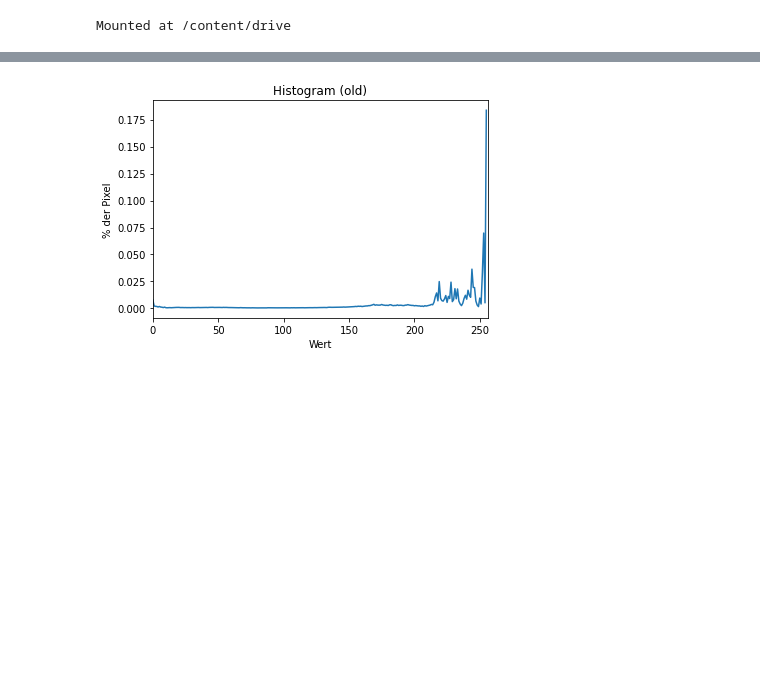
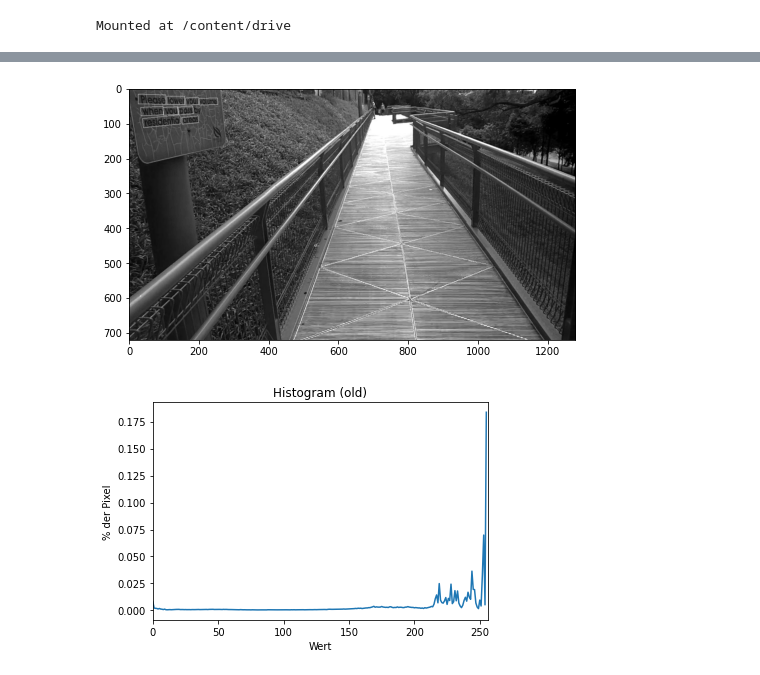
Before and after one commit to uol-mediaprocessing-2021-2022/students_projects-can-i-read-it, a Jupyter notebook: can+I+read+it.ipynb, the cells around one changed output, grey strips where cells are left out. Cells and saved outputs as stored; diff of their text form; code cells hidden in the pictures; blank space fills up the shorter version.

```diff
--- a/can+I+read+it.ipynb
+++ b/can+I+read+it.ipynb
@@ -42 +33,14 @@ img = cv.merge((img,img,img)) # Hack für 3 graue Channels
+# %%
+# Create a greyscale copy
+img_gray = cv.cvtColor(img, cv.COLOR_BGR2GRAY)
+
+# Output image
+fig = plt.figure(figsize=(8,8))
+plt.imshow(img_gray, cmap = "gray")
+
+# Add greyscale copy to preprocessed List
+img_gray = cv.merge((img_gray,img_gray,img_gray)) # Hack for 3 gray channels
+preprocessed_list.append(img_gray)
+# %% [output]
+[figure, added]
 # %%
```
Also changed, not shown: parts of 8 cells of this notebook.
